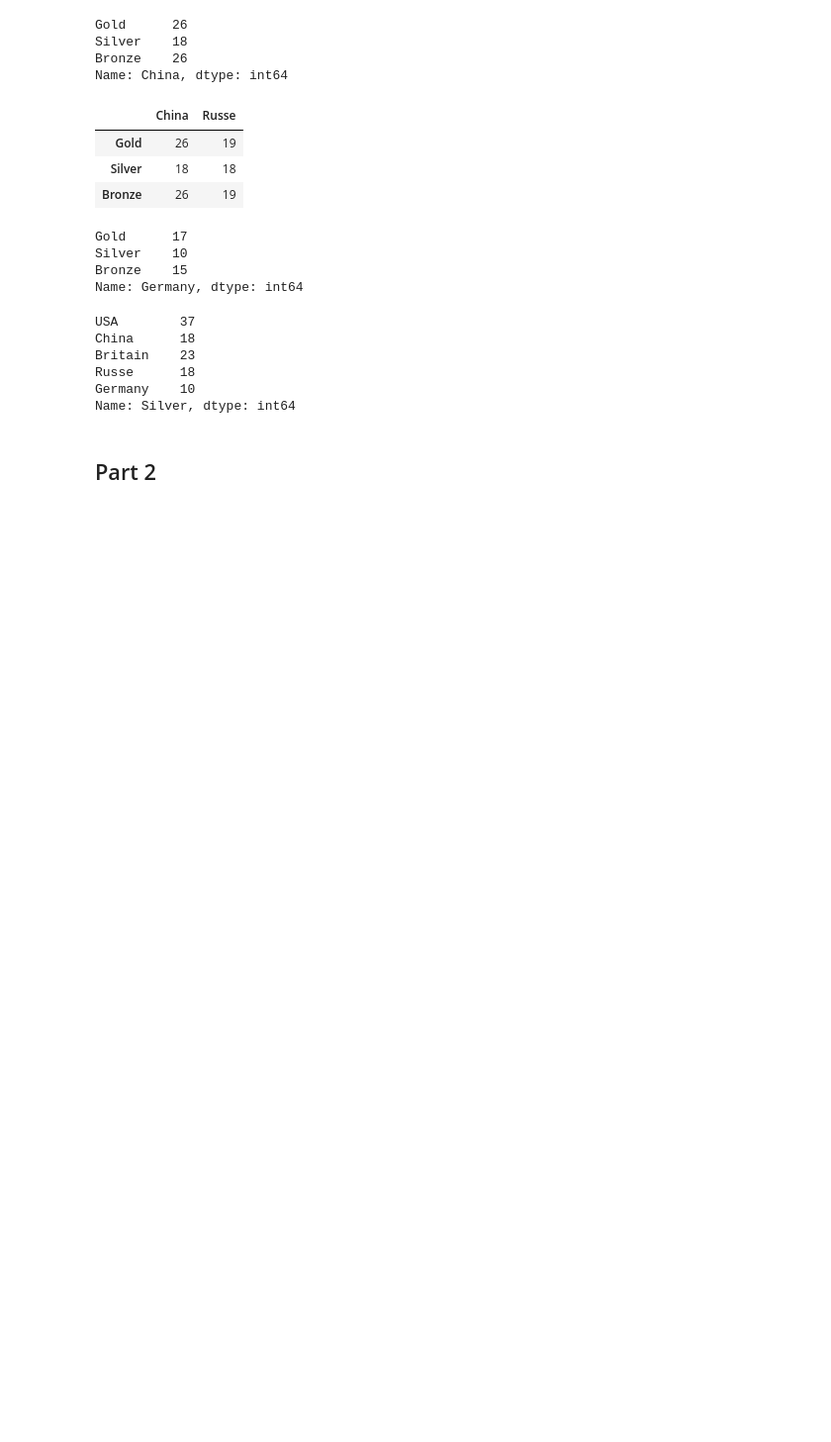
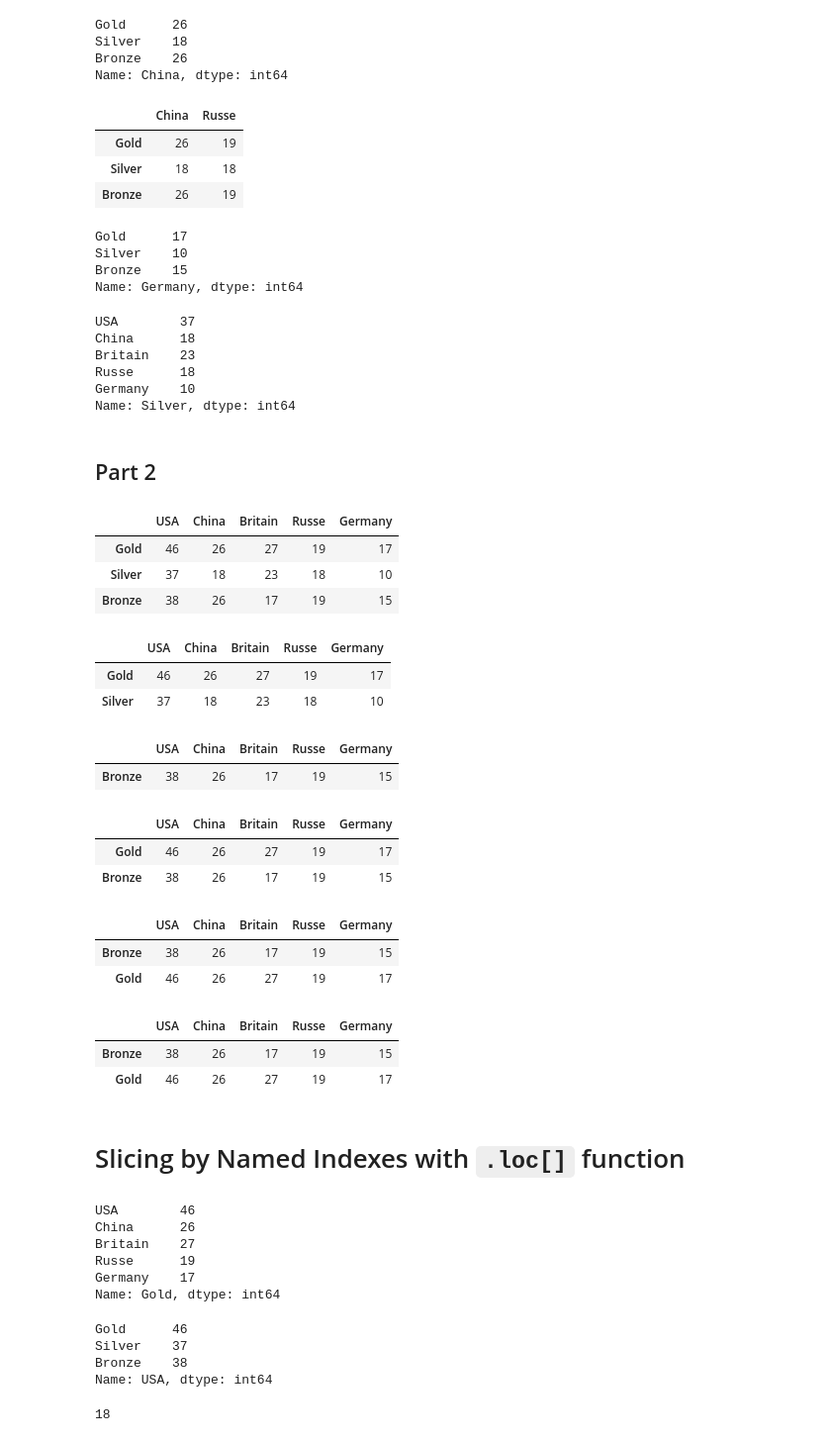
Before and after one commit to ralsouza/data_manipulation_with_python, a Jupyter notebook: notebooks/05_pandas_dataframe_operations.ipynb, the cells around one changed output. Shown at 99% size. Drawn from its saved outputs; the diff is of its cells as text; code cells hidden in the pictures; blank space fills up the shorter version.

```diff
--- a/notebooks/05_pandas_dataframe_operations.ipynb
+++ b/notebooks/05_pandas_dataframe_operations.ipynb
@@ -72,3 +72,70 @@ Germany    10
 Name: Silver, dtype: int64
 # %% [markdown]
 ## Part 2
+# %%
+# Print entire DataFrame
+olympiad
+# %% [output]
+|  | USA | China | Britain | Russe | Germany |
+| Gold | 46 | 26 | 27 | 19 | 17 |
+| Silver | 37 | 18 | 23 | 18 | 10 |
+| Bronze | 38 | 26 | 17 | 19 | 15 |
+# %%
+# All rows up to index 2 (exclusive)
+olympiad[:2]
+# %% [output]
+|  | USA | China | Britain | Russe | Germany |
+| Gold | 46 | 26 | 27 | 19 | 17 |
+| Silver | 37 | 18 | 23 | 18 | 10 |
+# %%
+# All rows from index 2
+olympiad[2:]
+# %% [output]
+|  | USA | China | Britain | Russe | Germany |
+| Bronze | 38 | 26 | 17 | 19 | 15 |
+# %%
+# All rows jumping from two to two positions
+olympiad[::2]
+# %% [output]
+|  | USA | China | Britain | Russe | Germany |
+| Gold | 46 | 26 | 27 | 19 | 17 |
+| Bronze | 38 | 26 | 17 | 19 | 15 |
+# %%
+# All rows in reverse order
+olympiad[::-1]
+# %% [output]
+|  | USA | China | Britain | Russe | Germany |
+| Bronze | 38 | 26 | 17 | 19 | 15 |
+| Gold | 46 | 26 | 27 | 19 | 17 |
+# %%
+# Could be...
+olympiad[::-2]
+# %% [output]
+|  | USA | China | Britain | Russe | Germany |
+| Bronze | 38 | 26 | 17 | 19 | 15 |
+| Gold | 46 | 26 | 27 | 19 | 17 |
+# %% [markdown]
+# Slicing by Named Indexes with `.loc[]` function
+# %%
+# Return all columns with index Gold
+olympiad.loc['Gold']
+# %% [output]
+USA        46
+China      26
+Britain    27
+Russe      19
+Germany    17
+Name: Gold, dtype: int64
+# %%
+# Return all rows from USA column
+olympiad.loc[:,'USA']
+# %% [output]
+Gold      46
+Silver    37
+Bronze    38
+Name: USA, dtype: int64
+# %%
+# Return the value in China column and Silver row
+olympiad.loc['Silver']['China']
+# %% [output]
+18
```
Also changed, not shown: parts of 16 cells of this notebook.
